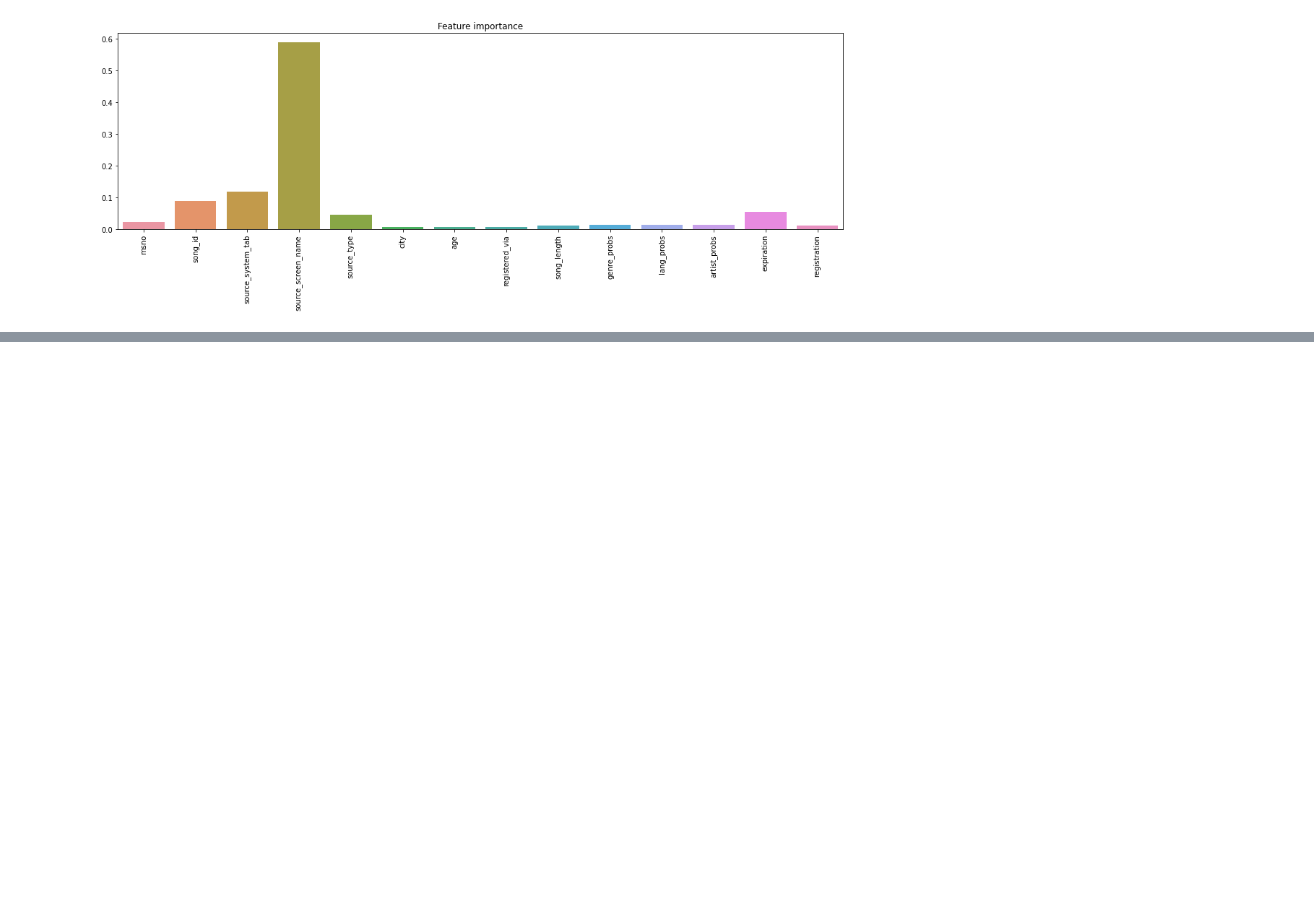
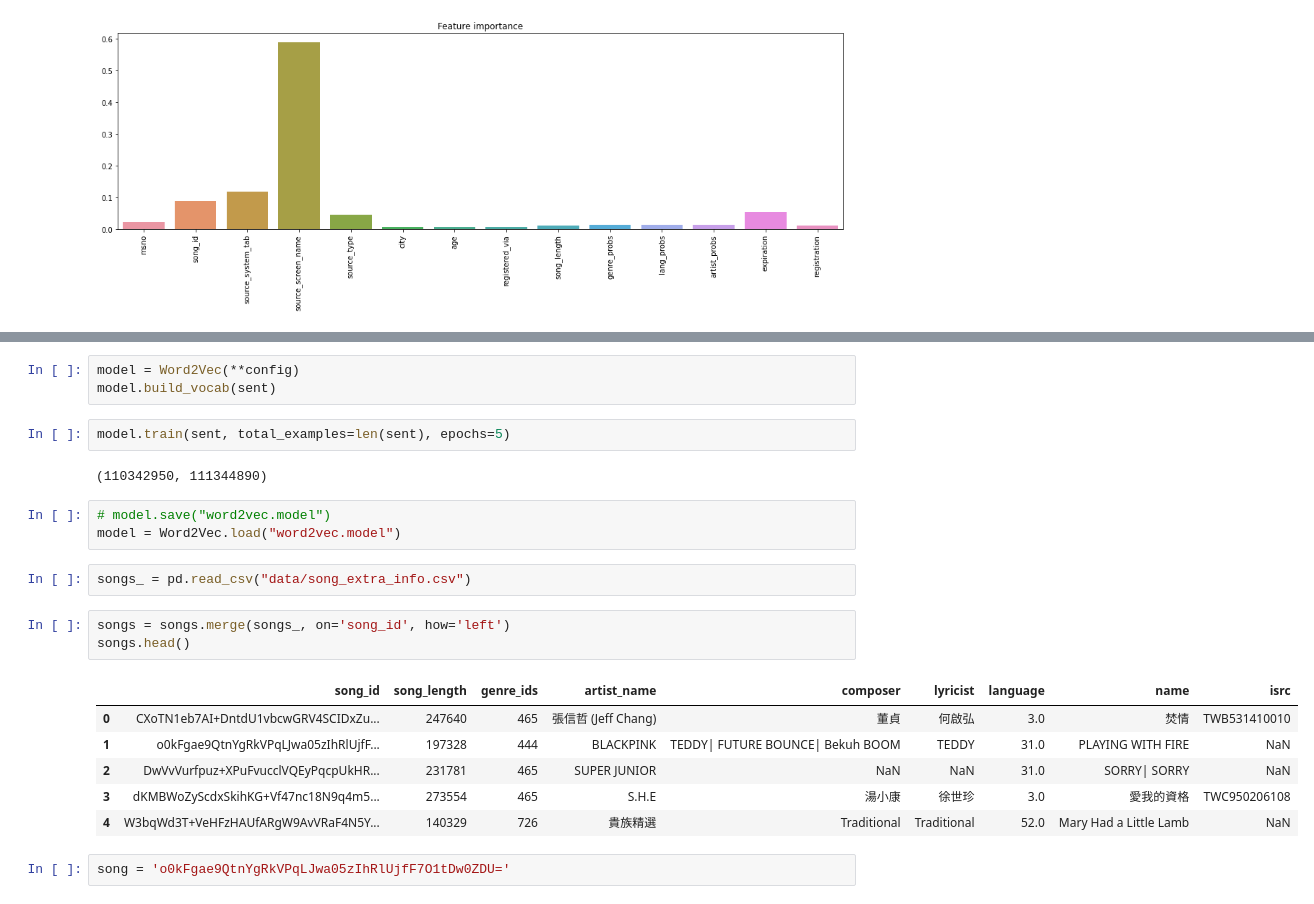
Before and after one commit to dsashulya/recsys, a Jupyter notebook: hw2.ipynb, the cells around one changed output, grey strips where cells are left out. Drawn from its saved outputs; the diff is of its cells as text; blank space fills up the shorter version.

```diff
--- a/hw2.ipynb
+++ b/hw2.ipynb
@@ -335,0 +364,24 @@ plt.show()
+# %%
+model = Word2Vec(**config)
+model.build_vocab(sent)
+# %%
+model.train(sent, total_examples=len(sent), epochs=5)
+# %% [output]
+(110342950, 111344890)
+# %%
+# model.save("word2vec.model")
+model = Word2Vec.load("word2vec.model")
+# %%
+songs_ = pd.read_csv("data/song_extra_info.csv")
+# %%
+songs = songs.merge(songs_, on='song_id', how='left')
+songs.head()
+# %% [output]
+|  | song_id | song_length | genre_ids | artist_name | composer | lyricist | language | name | isrc |
+| 0 | CXoTN1eb7AI+DntdU1vbcwGRV4SCIDxZu... | 247640 | 465 | 張信哲 (Jeff Chang) | 董貞 | 何啟弘 | 3.0 | 焚情 | TWB531410010 |
+| 1 | o0kFgae9QtnYgRkVPqLJwa05zIhRlUjfF... | 197328 | 444 | BLACKPINK | TEDDY| FUTURE BOUNCE| Bekuh BOOM | TEDDY | 31.0 | PLAYING WITH FIRE | NaN |
+| 2 | DwVvVurfpuz+XPuFvucclVQEyPqcpUkHR... | 231781 | 465 | SUPER JUNIOR | NaN | NaN | 31.0 | SORRY| SORRY | NaN |
+| 3 | dKMBWoZyScdxSkihKG+Vf47nc18N9q4m5... | 273554 | 465 | S.H.E | 湯小康 | 徐世珍 | 3.0 | 愛我的資格 | TWC950206108 |
+| 4 | W3bqWd3T+VeHFzHAUfARgW9AvVRaF4N5Y... | 140329 | 726 | 貴族精選 | Traditional | Traditional | 52.0 | Mary Had a Little Lamb | NaN |
+# %%
+song = 'o0kFgae9QtnYgRkVPqLJwa05zIhRlUjfF7O1tDw0ZDU='
```
Also changed, not shown: parts of 34 cells of this notebook.
